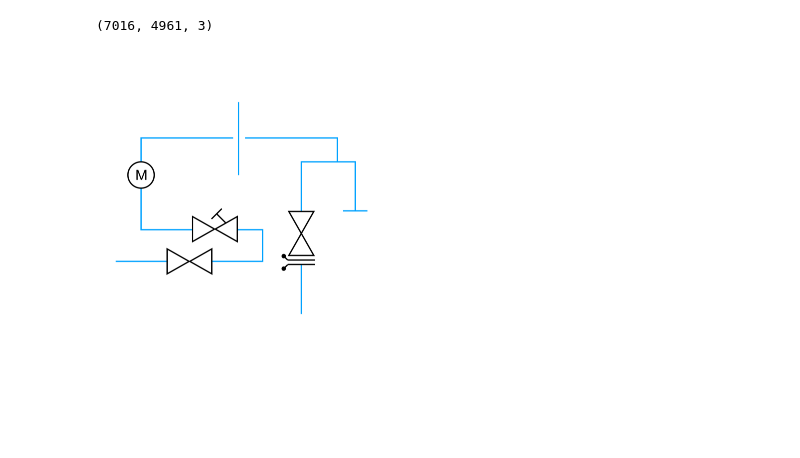
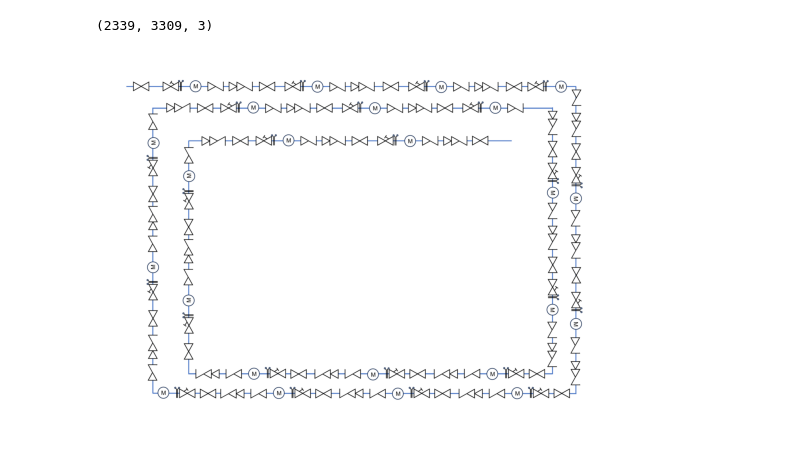
Before and after one commit to BPollins/SchematicReader, a Jupyter notebook: Reader.ipynb, the cells around one changed output. Drawn from its saved outputs; the diff is of its cells as text; code cells hidden in the pictures.

```diff
--- a/Reader.ipynb
+++ b/Reader.ipynb
@@ -6,21 +12,24 @@ import pandas as pd
 from itertools import product
 from statistics import mode
 # %%
-dpi_set = 600
+# Import system drawing PDF and convert into image
+
+dpi_set = 200
 # sch_grid = convert_from_path('./Single Valve PDF.pdf', dpi=dpi_set)[0]
 # sch_grid = convert_from_path('./Double Valve Bend.pdf', dpi=dpi_set)[0]
 # sch_grid = convert_from_path('./Triple Valve wBends.pdf', dpi=dpi_set)[0]
-sch_grid = convert_from_path('./test_sch_1.pdf', dpi=dpi_set)[0]
+# sch_grid = convert_from_path('./test_sch_1.pdf', dpi=dpi_set)[0]
+sch_grid = convert_from_path('./test_sch.pdf', dpi=dpi_set)[0]
 
 
 sch_array = np.array(sch_grid)
 
 print(sch_array.shape)
 
 plt.imshow(sch_array)
 plt.axis('off')
 plt.show()
 # %% [output]
-(7016, 4961, 3)
+(2339, 3309, 3)
-[figure, old version]
+[figure, new version]
 # %%
```
Also changed, not shown: parts of 4 cells of this notebook, 2 other files.
